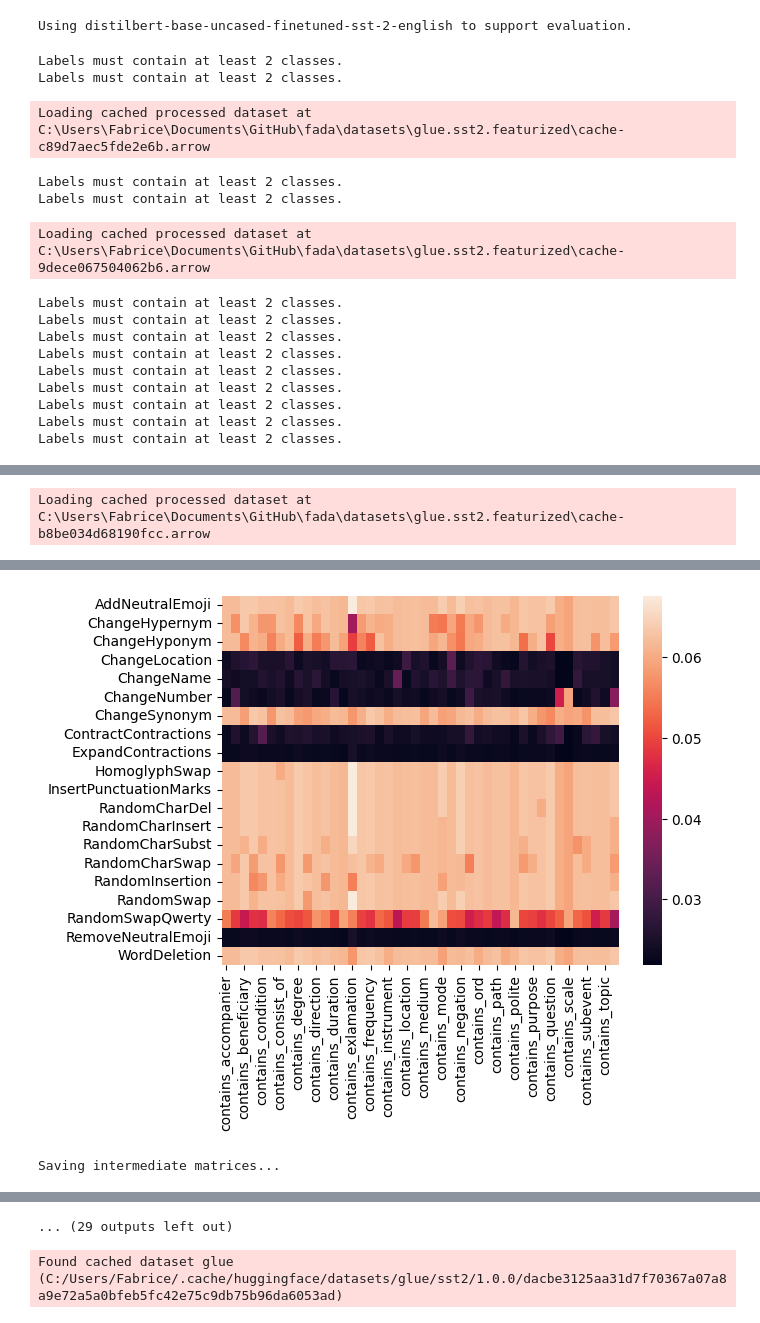
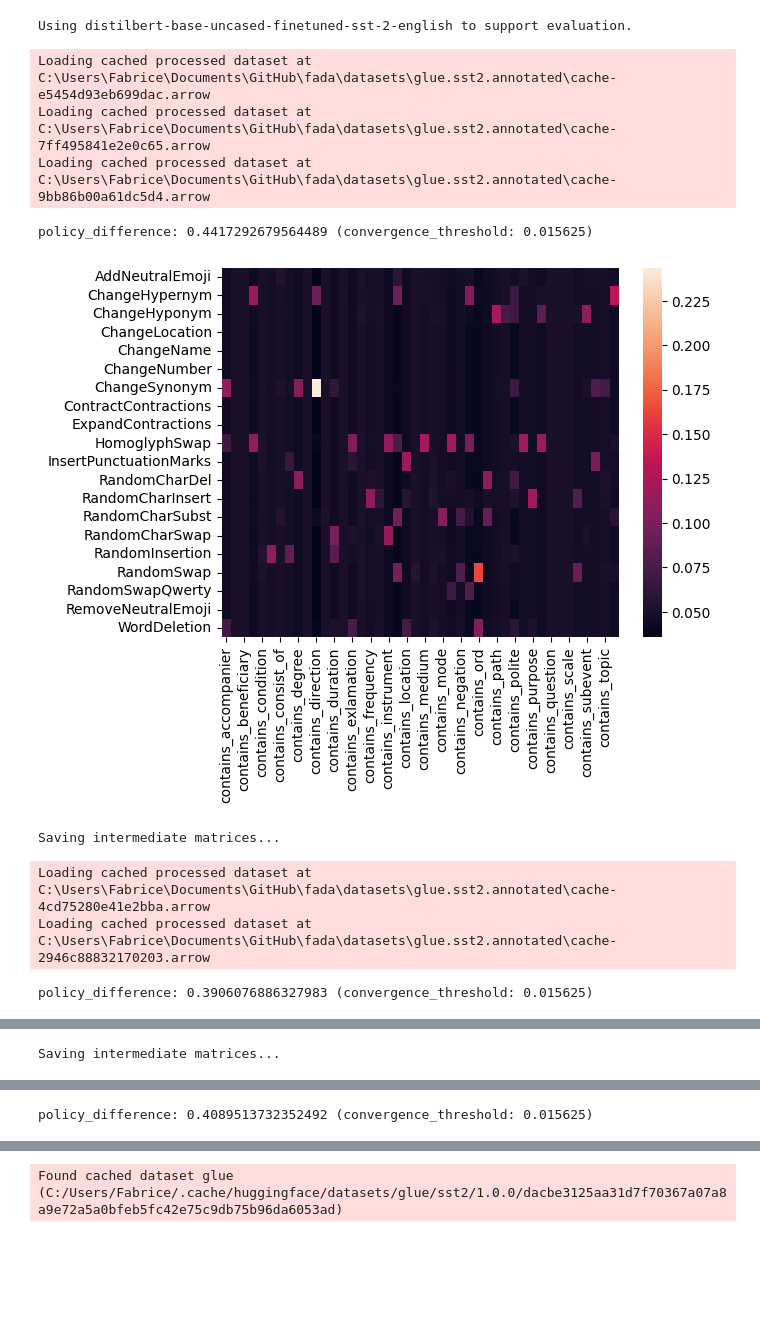
Before and after one commit to Wauplin/fada, a Jupyter notebook: fada_v2.1.ipynb, the cells around one changed output, grey strips where cells are left out. Saved outputs shown, nothing was run; the diff lists cells and outputs as text; code cells hidden in the pictures; blank space fills up the shorter version.

```diff
--- a/fada_v2.1.ipynb
+++ b/fada_v2.1.ipynb
@@ -667,19 +676,21 @@ initializing class with task_name='sentiment', return_metadata=True
 initializing class with task_name='sentiment', return_metadata=True
 # %%
 feature_extractor = AMRFeatureExtractor()
-perf_extractor = PerformanceExtractor(dataset.builder_name, CleanLabSafe())
+perf_extractor = PerformanceExtractor(dataset.builder_name, LikelihoodShift(dataset))
 # %% [output]
 Using distilbert-base-uncased-finetuned-sst-2-english to support evaluation.
 # %%
-if os.path.exists("./datasets/glue.sst2.featurized"):
-    dataset = load_from_disk("./datasets/glue.sst2.featurized")
+if os.path.exists("./datasets/glue.sst2.annotated"):
+    dataset = load_from_disk("./datasets/glue.sst2.annotated")
     features = np.array(dataset["features"])
 else:
     features = feature_extractor(dataset["text"])
+    preds = perf_extractor.extract_prediction_probabilities(dataset["text"])
     dataset = dataset.add_column("features", [f for f in features])
-    dataset.save_to_disk("./datasets/glue.sst2.featurized")
+    dataset = dataset.add_column("preds", [p.numpy() for p in preds])
+    dataset.save_to_disk("./datasets/glue.sst2.annotated")
 # %%
-save_dir       = "./fadata/v2/"
+save_dir       = "./fadata/v2-LikelihoodShiftPos/"
 
 num_rows       = len(dataset)
 num_transforms = len(transforms)
@@ -729,51 +740,45 @@ while policy_difference > convergence_threshold:
         aug_dataset = augmenter.augment()
 
         try:
-            performance = perf_extractor(f_dataset["text"], f_dataset["label"])
+            performance = perf_extractor(aug_dataset["text"], aug_dataset["label"], indices=f_indices)
         except Exception as e:
             print(e)
             performance = [1] * f_dataset.num_rows
         aug_dataset = aug_dataset.add_column("performance", [p for p in performance])
 
         performance = np.array(aug_dataset["performance"]).sum()
         num_changes = np.array(aug_dataset["is_changed"]).sum()
 
         counts[t,f]       += f_dataset.num_rows
         changes[t,f]      += num_changes
         performances[t,f] += performance
 
     # compute augmentation policy
-    average_performance    = np.nan_to_num(performances / counts, 0)
+    average_performance    = performances # np.nan_to_num(performances / counts, 0)
     applicability_rate     = np.nan_to_num(changes / counts, 0)
     new_policy             = softmax(average_performance * applicability_rate, axis=0)
 
     policy_difference      = np.linalg.norm(new_policy - policy)
     policy                 = new_policy
 
     print(f"policy_difference: {policy_difference} (convergence_threshold: {convergence_threshold})")
 
     policy_heatmap(policy, transforms, feature_extractor.featurizers)
 
     print("Saving intermediate matrices...")
     np.save(os.path.join(save_dir, f"glue.sst2.fada.v2.counts-step-{i}"), counts)
     np.save(os.path.join(save_dir, f"glue.sst2.fada.v2.changes-step-{i}"), changes)
     np.save(os.path.join(save_dir, f"glue.sst2.fada.v2.performances-step-{i}"), performances)
     np.save(os.path.join(save_dir, f"glue.sst2.fada.v2.policy-step-{i}"), policy)
 
     i += 1
 # %% [output]
-Labels must contain at least 2 classes.
-Labels must contain at least 2 classes.
+Loading cached processed dataset at C:\Users\Fabrice\Documents\GitHub\fada\datasets\glue.sst2.annotated\cache-e5454d93eb699dac.arrow
+Loading cached processed dataset at C:\Users\Fabrice\Documents\GitHub\fada\datasets\glue.sst2.annotated\cache-7ff495841e2e0c65.arrow
+Loading cached processed dataset at C:\Users\Fabrice\Documents\GitHub\fada\datasets\glue.sst2.annotated\cache-9bb86b00a61dc5d4.arrow
-Loading cached processed dataset at C:\Users\Fabrice\Documents\GitHub\fada\datasets\glue.sst2.featurized\cache-c89d7aec5fde2e6b.arrow
+policy_difference: 0.4417292679564489 (convergence_threshold: 0.015625)
+[figure, new version]
-Labels must contain at least 2 classes.
-Labels must contain at least 2 classes.
+Saving intermediate matrices...
-Loading cached processed dataset at C:\Users\Fabrice\Documents\GitHub\fada\datasets\glue.sst2.featurized\cache-9dece067504062b6.arrow
+Loading cached processed dataset at C:\Users\Fabrice\Documents\GitHub\fada\datasets\glue.sst2.annotated\cache-4cd75280e41e2bba.arrow
+Loading cached processed dataset at C:\Users\Fabrice\Documents\GitHub\fada\datasets\glue.sst2.annotated\cache-2946c88832170203.arrow
-Labels must contain at least 2 classes.
-Labels must contain at least 2 classes.
-Labels must contain at least 2 classes.
-Labels must contain at least 2 classes.
-Labels must contain at least 2 classes.
-Labels must contain at least 2 classes.
-Labels must contain at least 2 classes.
-Labels must contain at least 2 classes.
-Labels must contain at least 2 classes.
+policy_difference: 0.3906076886327983 (convergence_threshold: 0.015625)
@@ -780 +786 @@ Labels must contain at least 2 classes.
-Loading cached processed dataset at C:\Users\Fabrice\Documents\GitHub\fada\datasets\glue.sst2.featurized\cache-b8be034d68190fcc.arrow
+Saving intermediate matrices...
@@ -789,2 +791 @@ policy_difference: 0.506385056041127 (convergence_threshold: 0.015625)
-[figure, old version]
-Saving intermediate matrices...
+policy_difference: 0.4089513732352492 (convergence_threshold: 0.015625)
@@ -805,4 +795,3 @@ Labels must contain at least 2 classes.
-... (29 outputs left out)
 # %%
 dataset = load_dataset(*dataset_config, split="train")
 dataset = dataset.rename_column("sentence", "text")
```
Also changed, not shown: parts of 6 cells of this notebook.
